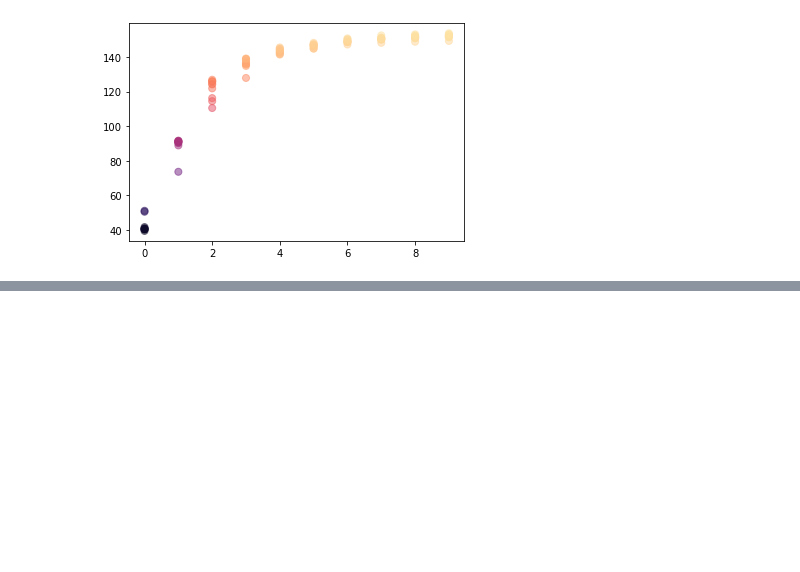
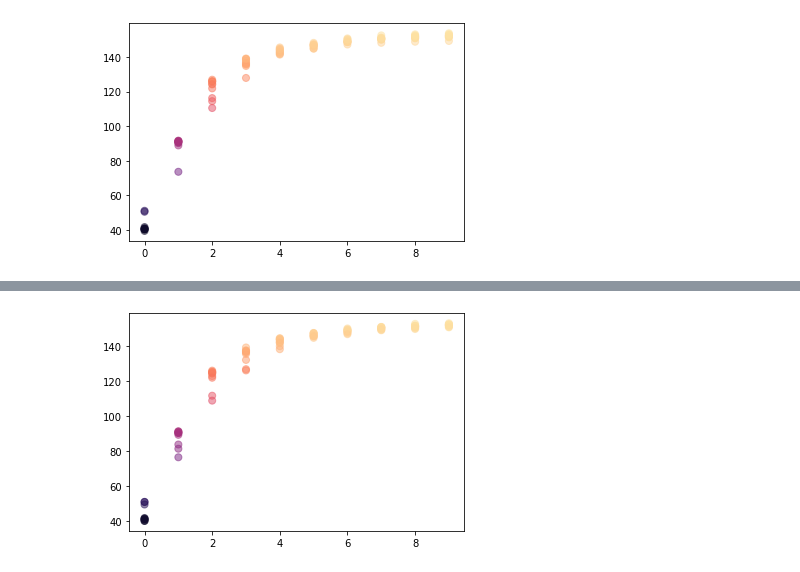
Before and after one commit to TEXflip/log-carving-approximator, a Jupyter notebook: plot_result.ipynb, the cells around one changed output, grey strips where cells are left out. Cells and saved outputs as stored; diff of their text form; code cells hidden in the pictures; blank space fills up the shorter version.

```diff
--- a/plot_result.ipynb
+++ b/plot_result.ipynb
@@ -47,0 +81,9 @@ plt.show()
+# %%
+fig, ax = plt.subplots()
+s = '0'
+for i in range(10):
+    df = pd.read_json('experiments/cross_rate_'+s+'_results.json').to_numpy()
+    ax.scatter(np.ones((10))*i, df[:,i], s=50, alpha=0.5, c=df[:,i], cmap='magma', norm=norm)
+plt.show()
+# %% [output]
+[figure, added]
```
Also changed, not shown: parts of 1 cell of this notebook.
